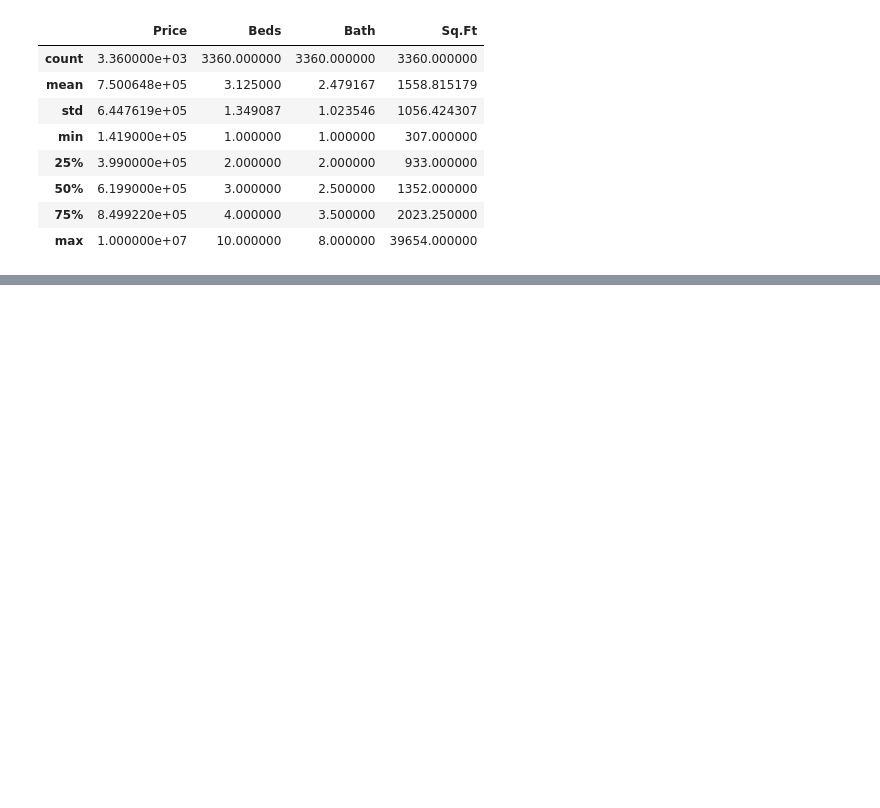
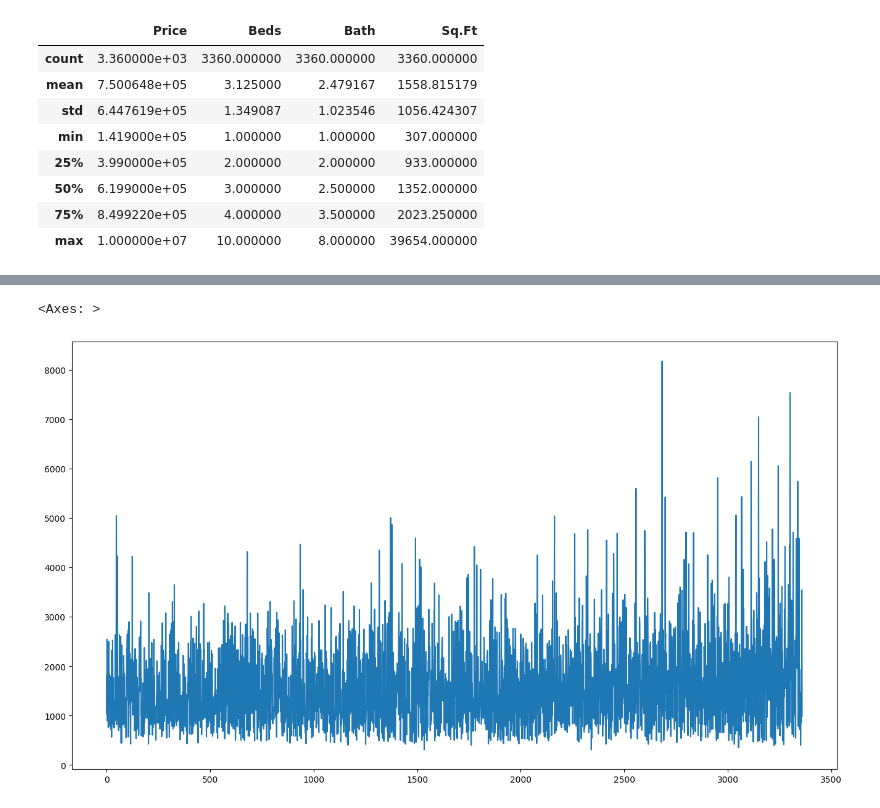
Before and after one commit to roldugina/data_analysis_projects, a Jupyter notebook: Housing_price_Canada.ipynb, the cells around one changed output, grey strips where cells are left out. Saved outputs shown, nothing was run; the diff lists cells and outputs as text; code cells hidden in the pictures; blank space fills up the shorter version.

```diff
--- a/Housing_price_Canada.ipynb
+++ b/Housing_price_Canada.ipynb
@@ -66,0 +187,2 @@ mask_null_site=df['Place'].isnull()
+# %%
+df_cleaned.loc[1584,'Sq.Ft']=df_cleaned.loc[1584,'Sq.Ft']=3684
@@ -66,0 +205,11 @@ mask_null_site=df['Place'].isnull()
+# %%
+df_cleaned.drop(columns='Price usd')
+df_cleaned['Price usd']=df_cleaned['Price']/1.33
+df_cleaned['Avg beds']=df_cleaned['Sq.M']/df_cleaned['Beds']
+df_cleaned['Sq.M']=df_cleaned['Sq.Ft']/10.764
+df_cleaned['Price usd per square']=df_cleaned['Price usd']/df_cleaned['Sq.M']
+# %%
+df_cleaned['Sq.Ft'].plot(figsize=[16,9])
+# %% [output]
+<Axes: >
+[figure, added]
```
Also changed, not shown: parts of 22 cells of this notebook.
